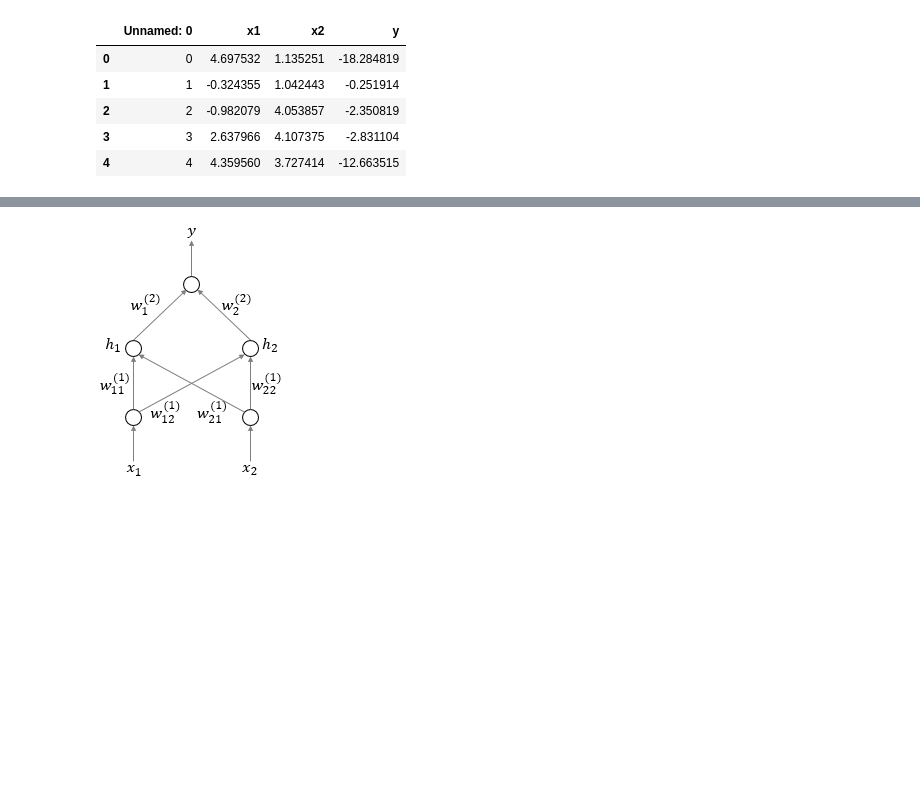
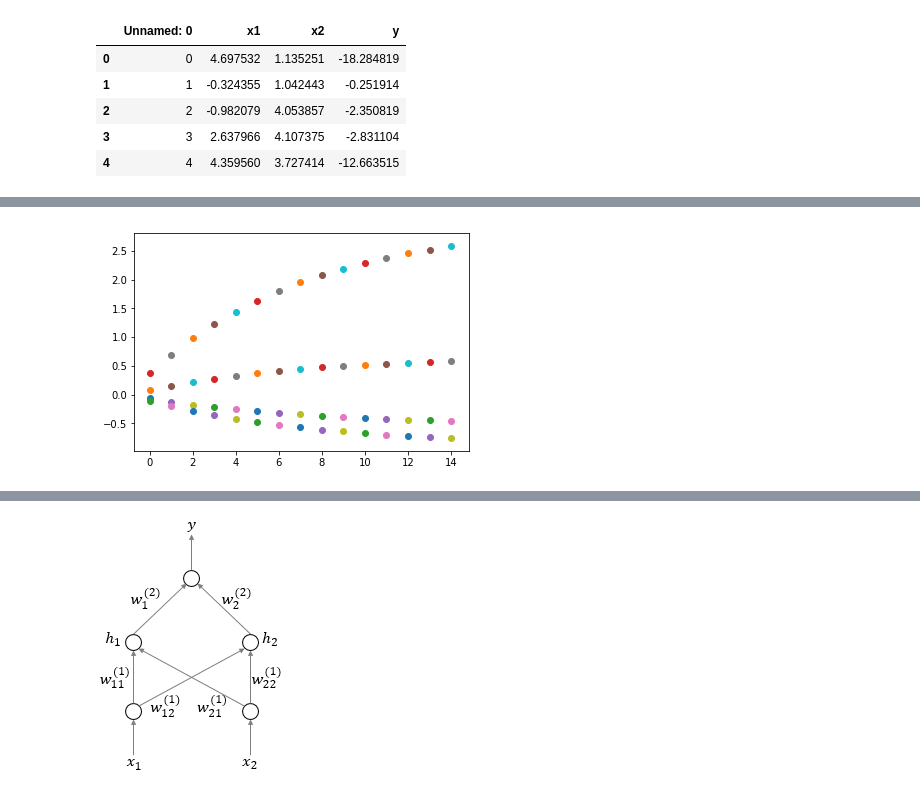
Before and after one commit to AdventurousProgrammer/DataSciencePrinciples-HW, a Jupyter notebook: HW3/HW3-Question1_Final.ipynb, the cells around one changed output, grey strips where cells are left out. Cells and saved outputs as stored; diff of their text form; code cells hidden in the pictures; blank space fills up the shorter version.

```diff
--- a/HW3/HW3-Question1_Final.ipynb
+++ b/HW3/HW3-Question1_Final.ipynb
@@ -183,11 +185,9 @@ for reg_const in reg_constants:
             mse_sgd = mean_squared_error(y,y_pred)
             mean_squared_error_all_models_epochs_sgd[model_index][epoch_num] = mse_sgd #k is actually model num
             final_mse_all_models_sgd[model_index] = mse_sgd #keep track of final mse for all models
-        print('Model Index: ' + str(model_index))
-        for epoch in range(0,15):
-            plt.scatter(epoch,mean_squared_error_all_models_epochs_sgd[model_index][epoch])
-            print(mean_squared_error_all_models_epochs_sgd[model_index][epoch])
-        plt.show()
+        #for epoch in range(0,15):
+        #    plt.scatter(epoch,mean_squared_error_all_models_epochs_sgd[model_index][epoch])
+        #plt.show()
         #sgd_learning_rates[model_index] = learning_rate
         #sgd_reg_consts[model_index] = reg_const
         #print('Model Index: ' + str(model_index) + ' Final Coefficient Vector: ' + str(sgd_regressor.w))
@@ -279,8 +223,3 @@ print('SECOND BEST MSE SGD: ' + str(final_mse_all_models_sgd[second_smallest_mse
-# %%
-for epoch in range(0,15):
-    epoch_coefficients = best_sgd_model_coefficients_per_epoch[epoch]
-    #print('Epoch Coefficients shape: ' + str(epoch_coefficients.shape))
-    print('Epoch: ' + str(epoch) + ' ' + str(epoch_coefficients))
 # %%
 final_mse_all_models_sgd_momentum_sorted_indices = np.argsort(final_mse_all_models_sgd_momentum)
 smallest_mse_sgd_momentum_index = final_mse_all_models_sgd_momentum_sorted_indices[0]
@@ -314,0 +259,13 @@ for coef in sgd_regressor.w:
+# %%
+epochs = list(range(1,16))
+coefficients = list()
+ax = plt.gca()
+for epoch in range(0,15):
+    epoch_coefficients = second_best_sgd_model_coefficients_per_epoch[epoch]
+    #print('Epoch Coefficients shape: ' + str(epoch_coefficients.shape))
+    #print('Epoch: ' + str(epoch) + ' ' + str(epoch_coefficients))
+    for coefficient in epoch_coefficients:
+        plt.scatter(epoch,coefficient)
+plt.show()
+# %% [output]
+[figure, added]
```
Also changed, not shown: parts of 16 cells of this notebook.
